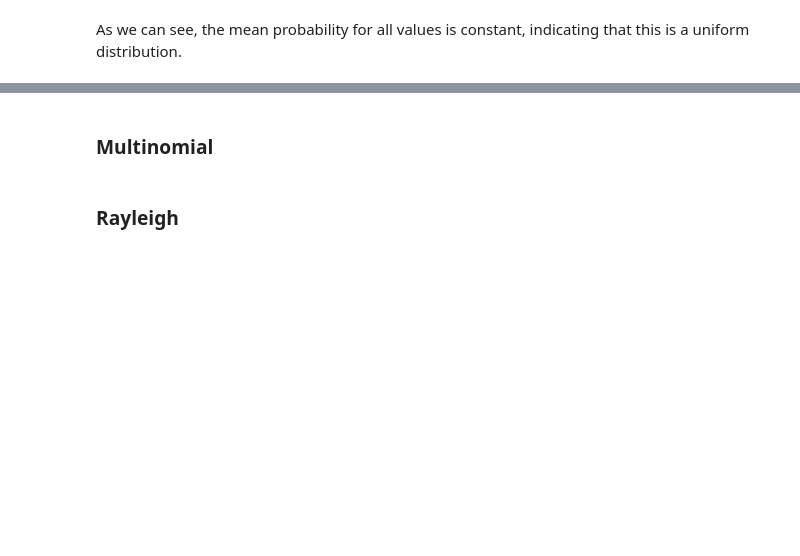
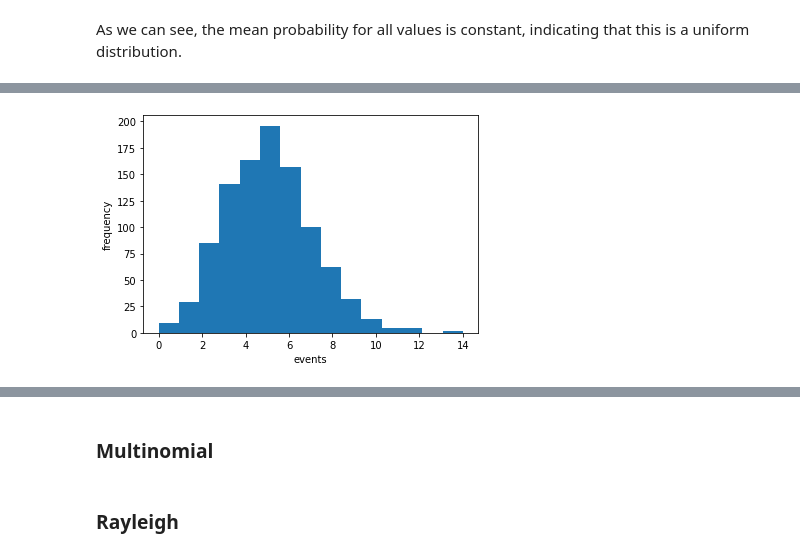
Before and after one commit to donalbuggy/programmingForDataAnalysisAssignment, a Jupyter notebook: progDA Assignment.ipynb, the cells around one changed output, grey strips where cells are left out. Saved outputs shown, nothing was run; the diff lists cells and outputs as text; code cells hidden in the pictures; blank space fills up the shorter version.

```diff
--- a/progDA Assignment.ipynb
+++ b/progDA Assignment.ipynb
@@ -307,0 +320,8 @@ As we can see, the mean probability for all values is constant, indicating that
+# %%
+poissonValues = np.poisson(5, 1000) # passing the arguments for the lam and size parameters
+count, bins, ignored = plt.hist(poissonValues, 15, density=False) # generating the histogram
+plt.xlabel("events")
+plt.ylabel("frequency")
+plt.show()
+# %% [output]
+[figure, added]
```
Also changed, not shown: parts of 15 cells of this notebook.
